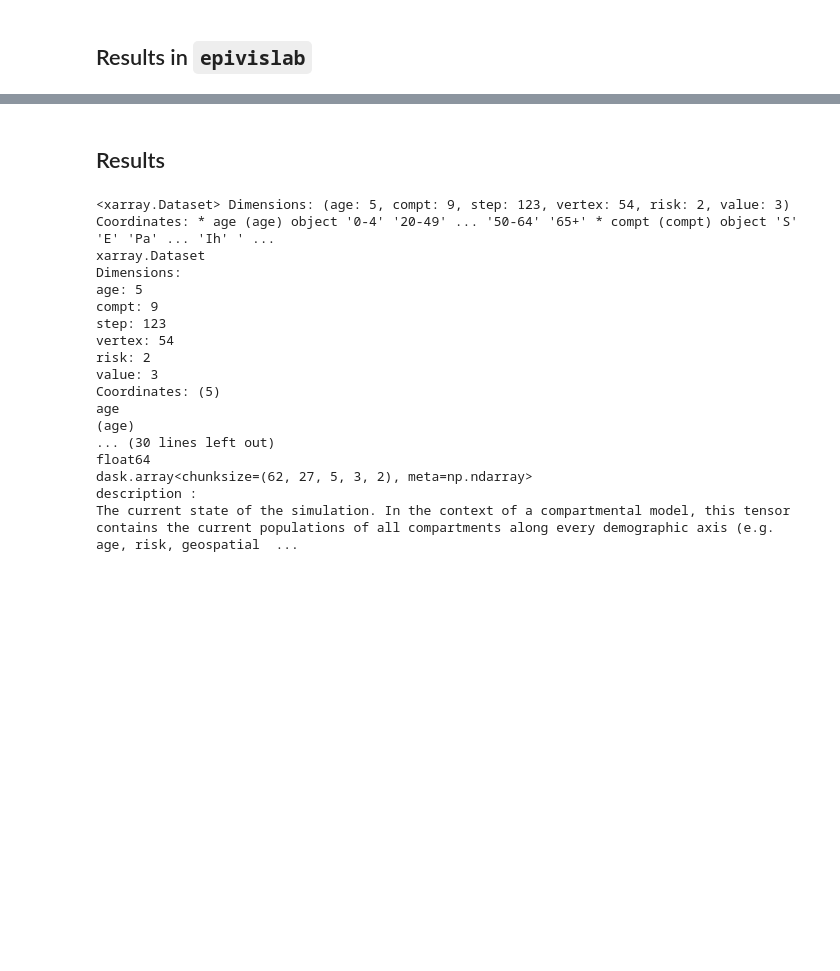
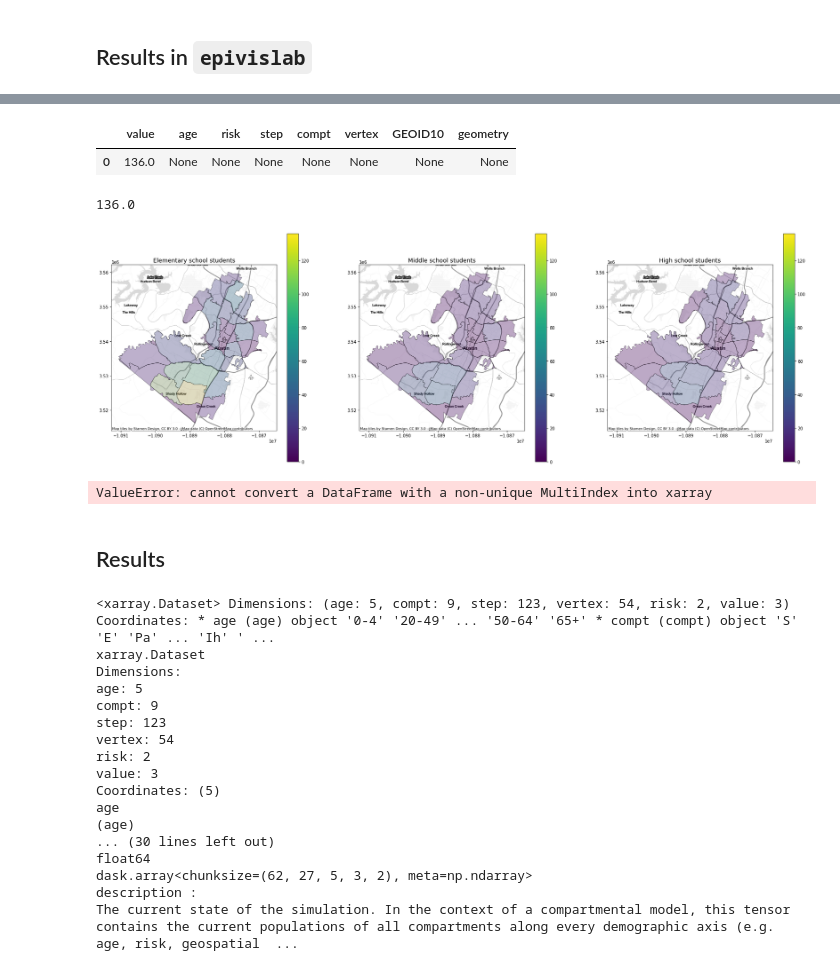
Before and after one commit to bhollo0329/epimodels, a Jupyter notebook: notebooks/AustinGranularModel.ipynb, the cells around one changed output, grey strips where cells are left out. Saved outputs shown, nothing was run; the diff lists cells and outputs as text; code cells hidden in the pictures; blank space fills up the shorter version.

```diff
--- a/notebooks/AustinGranularModel.ipynb
+++ b/notebooks/AustinGranularModel.ipynb
@@ -270,0 +307,2 @@ VBox(children=(HBox(children=(Dropdown(description='vertex', options=('78610', '
+# %%
+sims_q50 = sims_q50.compute()
@@ -270,0 +329,2 @@ VBox(children=(HBox(children=(Dropdown(description='vertex', options=('78610', '
+# %%
+shapefile = gpd.read_file('/Users/kpierce/epimodels/notebooks/AustinGranularModel/DataIntegration/zcta_aisd_intersection_2018_2019.shp')
@@ -270,0 +341,3 @@ VBox(children=(HBox(children=(Dropdown(description='vertex', options=('78610', '
+# %%
+sims_q50_shape_example = sims_q50_shape[(sims_q50_shape['compt'] == 'Py') & \
+                                        (sims_q50_shape['step'] == '2018-01-31T00:00:00.000000000')]
@@ -270,0 +366,47 @@ VBox(children=(HBox(children=(Dropdown(description='vertex', options=('78610', '
+# %%
+school = sims_q50_shape_example[(sims_q50_shape_example['age'].isin(set(['05-10', '11-13', '14-17'])))].dropna()
+max_py = np.nanmax(school['value'])
+dummy_py = pd.DataFrame.from_dict([{c: None for c in sims_q50_shape_example.columns}])
+dummy_py['value'] = max_py
+elem = deepcopy(dummy_py)
+elem['age'] = '05-10'
+midd = deepcopy(dummy_py)
+midd['age'] = '11-13'
+high = deepcopy(dummy_py)
+high['age'] = '14-17'
+sims_q50_shape_example_ = gpd.GeoDataFrame(
+        pd.concat([school, elem, midd, high], ignore_index=True),
+        crs=sims_q50_shape_example.crs)
+# %%
+dummy_py
+# %% [output]
+|  | value | age | risk | step | compt | vertex | GEOID10 | geometry |
+| 0 | 136.0 | None | None | None | None | None | None | None |
+# %%
+max(school['value'])
+# %% [output]
+136.0
+# %%
+fig, ax = plt.subplots(1, 3, figsize=(30,10))
+#divider = make_axes_locatable(ax)
+#ax.set_axis_off()
+sims_q50_shape_example_[sims_q50_shape_example_['age'] == '05-10'].to_crs('EPSG:3857').plot(
+    'value', ax=ax[0], legend=True, edgecolor='black', lw=1, alpha=0.1,
+    #legend_kwds={'bbox_to_anchor': (1.75, 1), 'fontsize': 14}
+)
+sims_q50_shape_example_[sims_q50_shape_example_['age'] == '11-13'].to_crs('EPSG:3857').plot(
+    'value', ax=ax[1], legend=True, edgecolor='black', lw=1, alpha=0.1,
+    #legend_kwds={'bbox_to_anchor': (1.75, 1), 'fontsize': 14}
+)
+sims_q50_shape_example_[sims_q50_shape_example_['age'] == '14-17'].to_crs('EPSG:3857').plot(
+    'value', ax=ax[2], legend=True, edgecolor='black', lw=1, alpha=0.1,
+    #legend_kwds={'bbox_to_anchor': (1.75, 1), 'fontsize': 14}
+)
+ax[0].set_title('Elementary school students', fontsize=14)
+ax[1].set_title('Middle school students', fontsize=14)
+ax[2].set_title('High school students', fontsize=14)
+cx.add_basemap(ax[0], source=cx.providers.Stamen.TonerLite)
+cx.add_basemap(ax[1], source=cx.providers.Stamen.TonerLite)
+cx.add_basemap(ax[2], source=cx.providers.Stamen.TonerLite)
+# %% [output]
+[figure, added]
@@ -270,0 +651,4 @@ VBox(children=(HBox(children=(Dropdown(description='vertex', options=('78610', '
+# %%
+sims_q50_shape_ds = sims_q50_shape.set_index(['age', 'risk', 'step', 'compt']).to_xarray()
+# %% [output]
+ValueError: cannot convert a DataFrame with a non-unique MultiIndex into xarray
```
Also changed, not shown: parts of 43 cells of this notebook, 6 other files.
